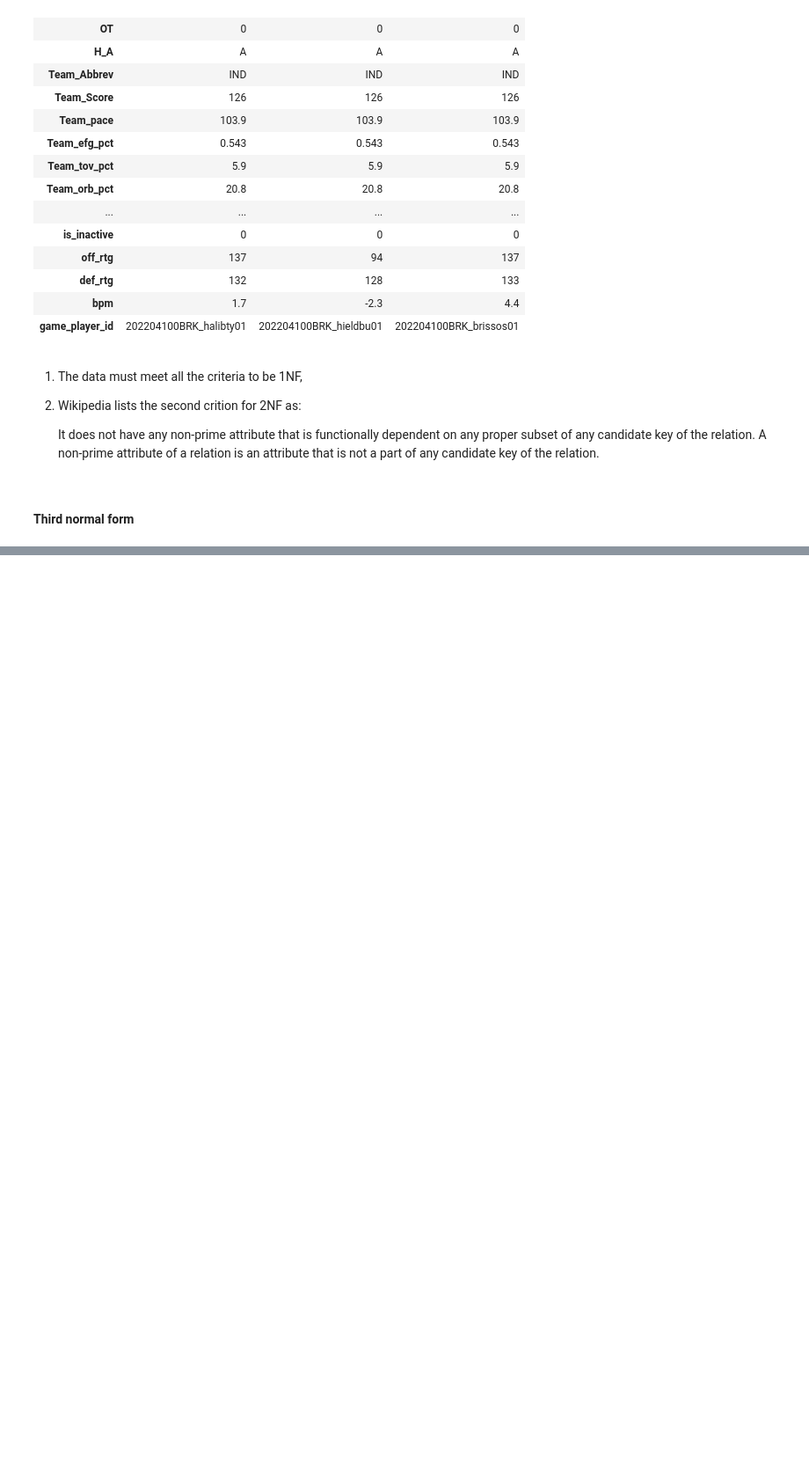
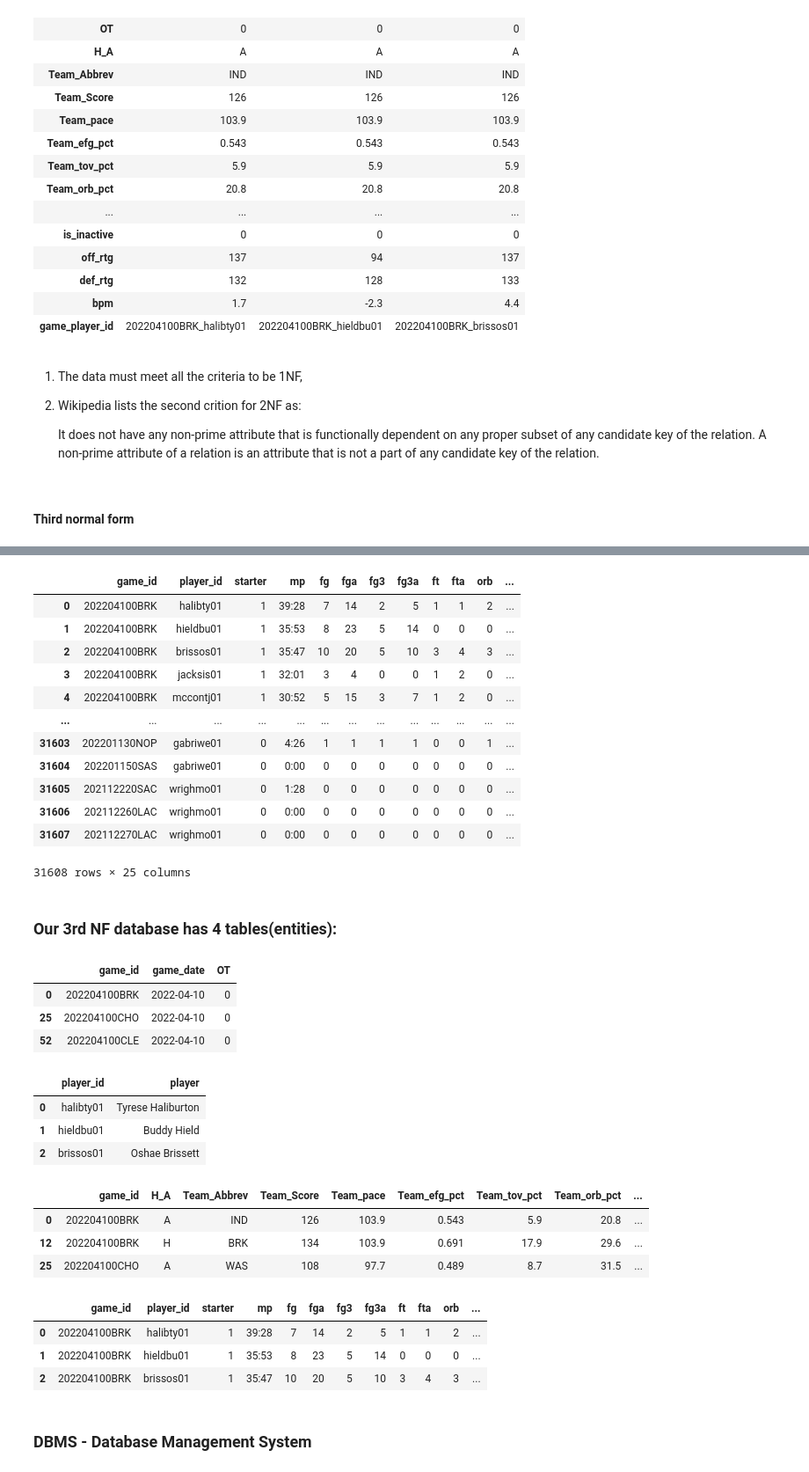
Before and after one commit to LuzMelo/contrans, a Jupyter notebook: examples/nba_example.ipynb, the cells around one changed output, grey strips where cells are left out. Shown at 88% size. Drawn from its saved outputs; the diff is of its cells as text; code cells hidden in the pictures; blank space fills up the shorter version.

```diff
--- a/examples/nba_example.ipynb
+++ b/examples/nba_example.ipynb
@@ -136,5 +150,6 @@ Calculated column:
 nba = nba.drop(['fg_pct'],axis=1)
 nba = nba.drop(['fg3_pct'],axis=1)
 nba = nba.drop(['ft_pct'],axis=1)
+nba = nba.drop(['trb'],axis=1)
 nba.head(3).T
 # %% [output]
@@ -147,0 +247,51 @@ Transitive dependencies:
+# %%
+nba_playergame = nba.drop(['player','game_date','OT','H_A','Team_Abbrev', 'Team_Score',
+       'Team_pace', 'Team_efg_pct', 'Team_tov_pct', 'Team_orb_pct',
+       'Team_ft_rate', 'Team_off_rtg', 'Opponent_Abbrev'],axis=1)
+nba_playergame
+# %% [output]
+|  | game_id | player_id | starter | mp | fg | fga | fg3 | fg3a | ft | fta | orb | ... |
+| 0 | 202204100BRK | halibty01 | 1 | 39:28 | 7 | 14 | 2 | 5 | 1 | 1 | 2 | ... |
+| 1 | 202204100BRK | hieldbu01 | 1 | 35:53 | 8 | 23 | 5 | 14 | 0 | 0 | 0 | ... |
+| 2 | 202204100BRK | brissos01 | 1 | 35:47 | 10 | 20 | 5 | 10 | 3 | 4 | 3 | ... |
+| 3 | 202204100BRK | jacksis01 | 1 | 32:01 | 3 | 4 | 0 | 0 | 1 | 2 | 0 | ... |
+| 4 | 202204100BRK | mccontj01 | 1 | 30:52 | 5 | 15 | 3 | 7 | 1 | 2 | 0 | ... |
+| ... | ... | ... | ... | ... | ... | ... | ... | ... | ... | ... | ... | ... |
+| 31603 | 202201130NOP | gabriwe01 | 0 | 4:26 | 1 | 1 | 1 | 1 | 0 | 0 | 1 | ... |
+| 31604 | 202201150SAS | gabriwe01 | 0 | 0:00 | 0 | 0 | 0 | 0 | 0 | 0 | 0 | ... |
+| 31605 | 202112220SAC | wrighmo01 | 0 | 1:28 | 0 | 0 | 0 | 0 | 0 | 0 | 0 | ... |
+| 31606 | 202112260LAC | wrighmo01 | 0 | 0:00 | 0 | 0 | 0 | 0 | 0 | 0 | 0 | ... |
+| 31607 | 202112270LAC | wrighmo01 | 0 | 0:00 | 0 | 0 | 0 | 0 | 0 | 0 | 0 | ... |
+31608 rows × 25 columns
+# %% [markdown]
+### Our 3rd NF database has 4 tables(entities):
+# %%
+nba_game.head(3)
+# %% [output]
+|  | game_id | game_date | OT |
+| 0 | 202204100BRK | 2022-04-10 | 0 |
+| 25 | 202204100CHO | 2022-04-10 | 0 |
+| 52 | 202204100CLE | 2022-04-10 | 0 |
+# %%
+nba_players.head(3)
+# %% [output]
+|  | player_id | player |
+| 0 | halibty01 | Tyrese Haliburton |
+| 1 | hieldbu01 | Buddy Hield |
+| 2 | brissos01 | Oshae Brissett |
+# %%
+nba_teamgame.head(3)
+# %% [output]
+|  | game_id | H_A | Team_Abbrev | Team_Score | Team_pace | Team_efg_pct | Team_tov_pct | Team_orb_pct | ... |
+| 0 | 202204100BRK | A | IND | 126 | 103.9 | 0.543 | 5.9 | 20.8 | ... |
+| 12 | 202204100BRK | H | BRK | 134 | 103.9 | 0.691 | 17.9 | 29.6 | ... |
+| 25 | 202204100CHO | A | WAS | 108 | 97.7 | 0.489 | 8.7 | 31.5 | ... |
+# %%
+nba_playergame.head(3)
+# %% [output]
+|  | game_id | player_id | starter | mp | fg | fga | fg3 | fg3a | ft | fta | orb | ... |
+| 0 | 202204100BRK | halibty01 | 1 | 39:28 | 7 | 14 | 2 | 5 | 1 | 1 | 2 | ... |
+| 1 | 202204100BRK | hieldbu01 | 1 | 35:53 | 8 | 23 | 5 | 14 | 0 | 0 | 0 | ... |
+| 2 | 202204100BRK | brissos01 | 1 | 35:47 | 10 | 20 | 5 | 10 | 3 | 4 | 3 | ... |
+# %% [markdown]
+### DBMS - Database Management System
```
Also changed, not shown: parts of 30 cells of this notebook, 5 other files.
